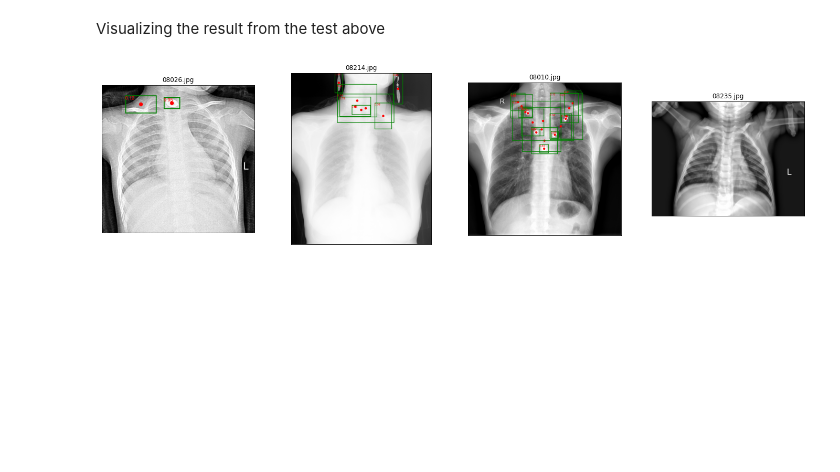
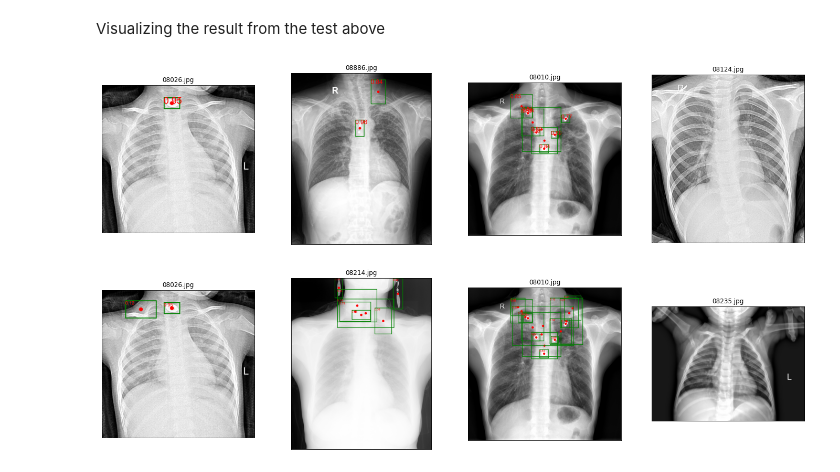
Before and after one commit to dangkimbao1999/ImageProcessing, a Jupyter notebook: problem_set4/object_cxr.ipynb, the cells around one changed output. Saved outputs shown, nothing was run; the diff lists cells and outputs as text; code cells hidden in the pictures; blank space fills up the shorter version.

```diff
--- a/problem_set4/object_cxr.ipynb
+++ b/problem_set4/object_cxr.ipynb
@@ -384,6 +433,37 @@ ax.grid(linestyle='dashed')
 [figure]
 # %% [markdown]
 Visualizing the result from the test above
+# %%
+def draw_res(im,string,fill = (0, 0, 0, 40)):
+  draw = ImageDraw.Draw(im, mode="RGBA")
+  font = ImageFont.truetype('/content/drive/MyDrive/object-cxr/arial.ttf',100)
+  for centers in string.split(OBJECT_SEP):
+    centers = list(map(float, centers.split(ANNOTATION_SEP)))
+    confidence = round(centers[0],2)
+    if confidence < 0.5:
+      continue
+    cx,cy = centers[1:3]
+    x0,x1,y0,y1 = centers[3:]
+    draw.ellipse((cx-20,cy-20,cx+20,cy+20), fill = '#ff0000')
+    draw.rectangle((x0,y0,x1,y1), outline='green', width=10)
+    draw.text((x0,y0-20),str(confidence),font=font, fill = '#ff0000')
+
+fig, axs = plt.subplots(
+    nrows=1, ncols=4, subplot_kw=dict(xticks=[], yticks=[]), figsize=(24, 6)
+)
+label = pd.read_csv('localization.csv', na_filter=False)
+example_idxes = [25,885,9,123]
+for row, ax in zip(
+    label.iloc[example_idxes].itertuples(index=False), axs
+):
+    im = Image.open(data_dir + "dev/" + row.image_name).convert("RGB")
+    if row.prediction:
+        draw_res(im,row.prediction)
+
+    ax.imshow(im)
+    ax.set_title(f"{row.image_name}")
+# %% [output]
+[figure, added]
 # %%
 def draw_res(im,string,fill = (0, 0, 0, 40)):
   draw = ImageDraw.Draw(im, mode="RGBA")
```
Also changed, not shown: parts of 3 cells of this notebook.
